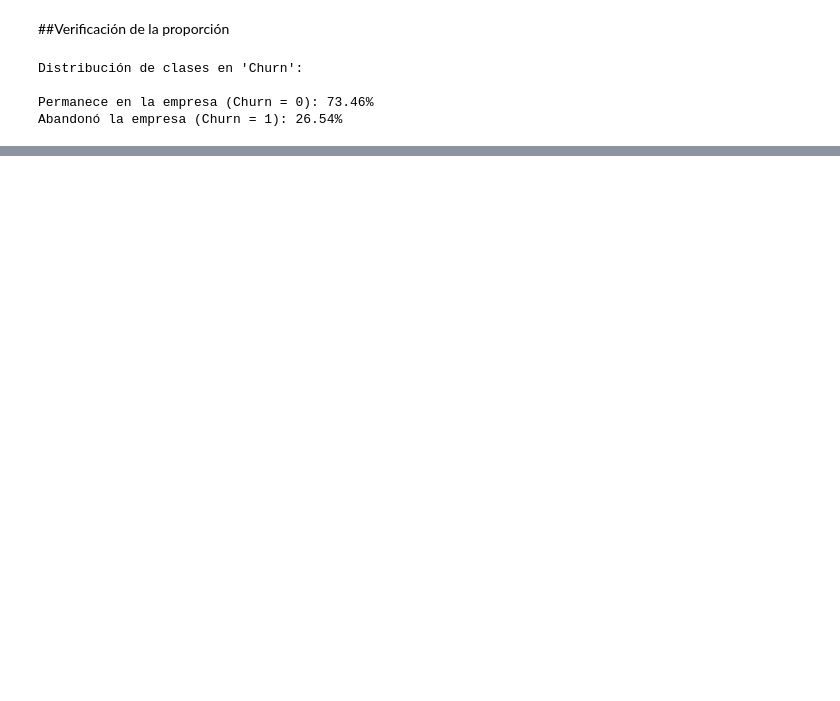
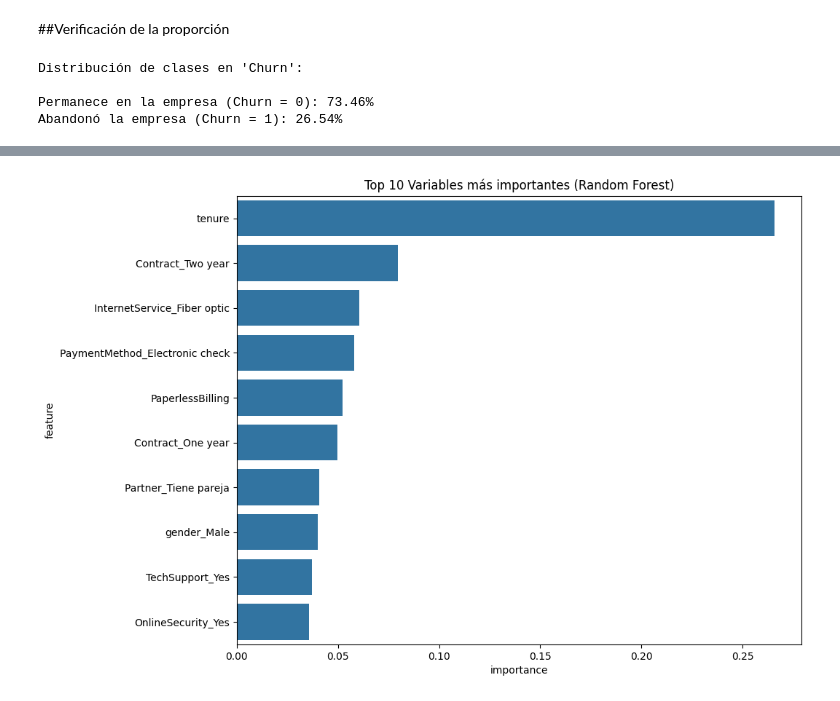
Before and after one commit to Near-o7/Challenge-ONE-Data-Science-Telecom-X-parte-2, a Jupyter notebook: Data_Science_Telecom_X_parte_2.ipynb, the cells around one changed output, grey strips where cells are left out. Cells and saved outputs as stored; diff of their text form; code cells hidden in the pictures; blank space fills up the shorter version.

```diff
--- a/Data_Science_Telecom_X_parte_2.ipynb
+++ b/Data_Science_Telecom_X_parte_2.ipynb
@@ -109,0 +179,16 @@ y = df_encoded['Churn']
+# %%
+X_train, X_test, y_train, y_test = train_test_split(
+    X_final_features, y, test_size=0.3, random_state=42, stratify=y
+)
+
+scaler = StandardScaler()
+X_train_scaled = scaler.fit_transform(X_train)
+X_test_scaled = scaler.transform(X_test)
+
+print(f"Distribución antes de SMOTE: \n{y_train.value_counts(normalize=True)}")
+smote = SMOTE(random_state=42)
+X_train_bal, y_train_bal = smote.fit_resample(X_train_scaled, y_train)
+print(f"\nDistribución después de SMOTE: \n{y_train_bal.value_counts(normalize=True)}")
+print("-" * 50)
+
+print("✅ ¡El preprocesamiento está completo y los datos están listos para el modelado!")
@@ -109,0 +290,14 @@ y = df_encoded['Churn']
+# %%
+importances = rf.feature_importances_
+feature_names = X_final_features.columns
+
+# Crear un DataFrame para visualizar mejor
+feature_importance_df = pd.DataFrame({'feature': feature_names, 'importance': importances})
+feature_importance_df = feature_importance_df.sort_values('importance', ascending=False)
+
+plt.figure(figsize=(10, 8))
+sns.barplot(x='importance', y='feature', data=feature_importance_df.head(10)) # Top 10
+plt.title('Top 10 Variables más importantes (Random Forest)')
+plt.show()
+# %% [output]
+[figure, added]
```
Also changed, not shown: parts of 11 cells of this notebook.
